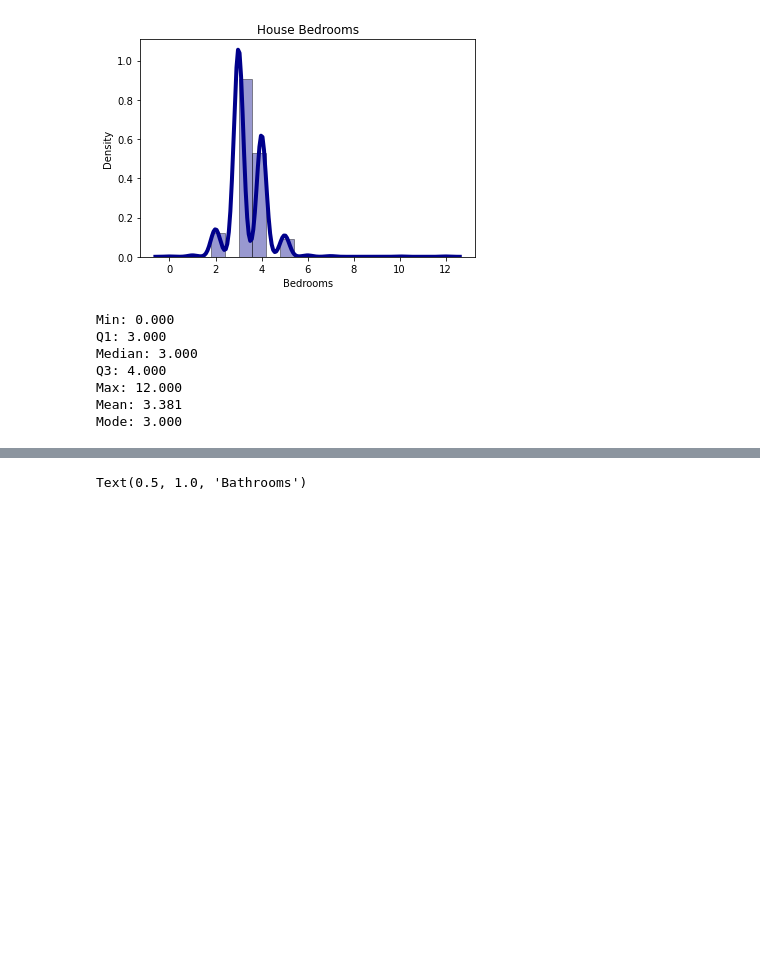
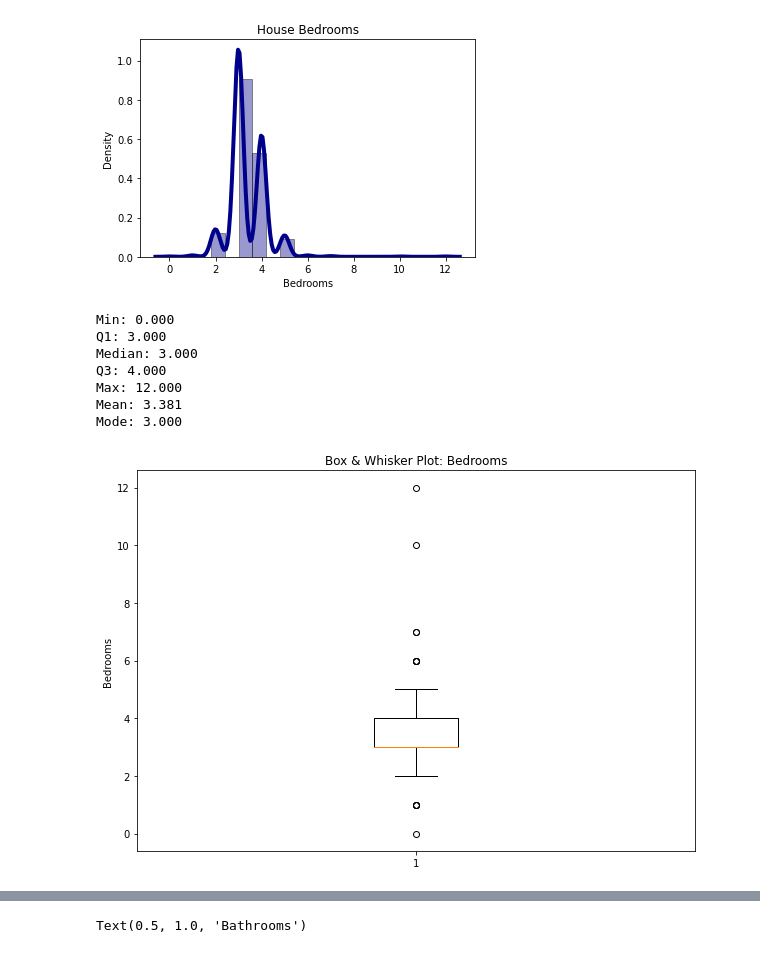
Before and after one commit to josephawanis30/MachineLearningRealEstatePredictions, a Jupyter notebook: Exploratory_Data_Analysis/EDA.ipynb, the cells around one changed output, grey strips where cells are left out. Drawn from its saved outputs; the diff is of its cells as text; code cells hidden in the pictures; blank space fills up the shorter version.

Commit message:
add images

```diff
--- a/Exploratory_Data_Analysis/EDA.ipynb
+++ b/Exploratory_Data_Analysis/EDA.ipynb
@@ -22,7 +22,7 @@ from scipy.stats import norm, skew, pearsonr
 from numpy import percentile
 from numpy.random import rand
 # %%
-file_path = Path("../realty_raw_set.csv")
+file_path = Path("../Unused_Resources/realty_raw_set.csv")
 housing_df = pd.read_csv(file_path, index_col = 0)
 housing_df.head()
 # %% [output]
@@ -242,3 +242,15 @@ Q3: 4.000
 Max: 12.000
 Mean: 3.381
 Mode: 3.000
+# %%
+# box and whiskers for bedrooms
+%matplotlib inline
+fig, ax = plt.subplots(figsize = (10,7))
+
+plt.boxplot(housing_df['Bedrooms'])
+plt.title('Box & Whisker Plot: Bedrooms')
+plt.ylabel('Bedrooms')
+plt.savefig('../images/boxplot.jpg')
+plt.show()
+# %% [output]
+[figure, added]
```
Also changed, not shown: parts of 1 cell of this notebook, 2 other files.
